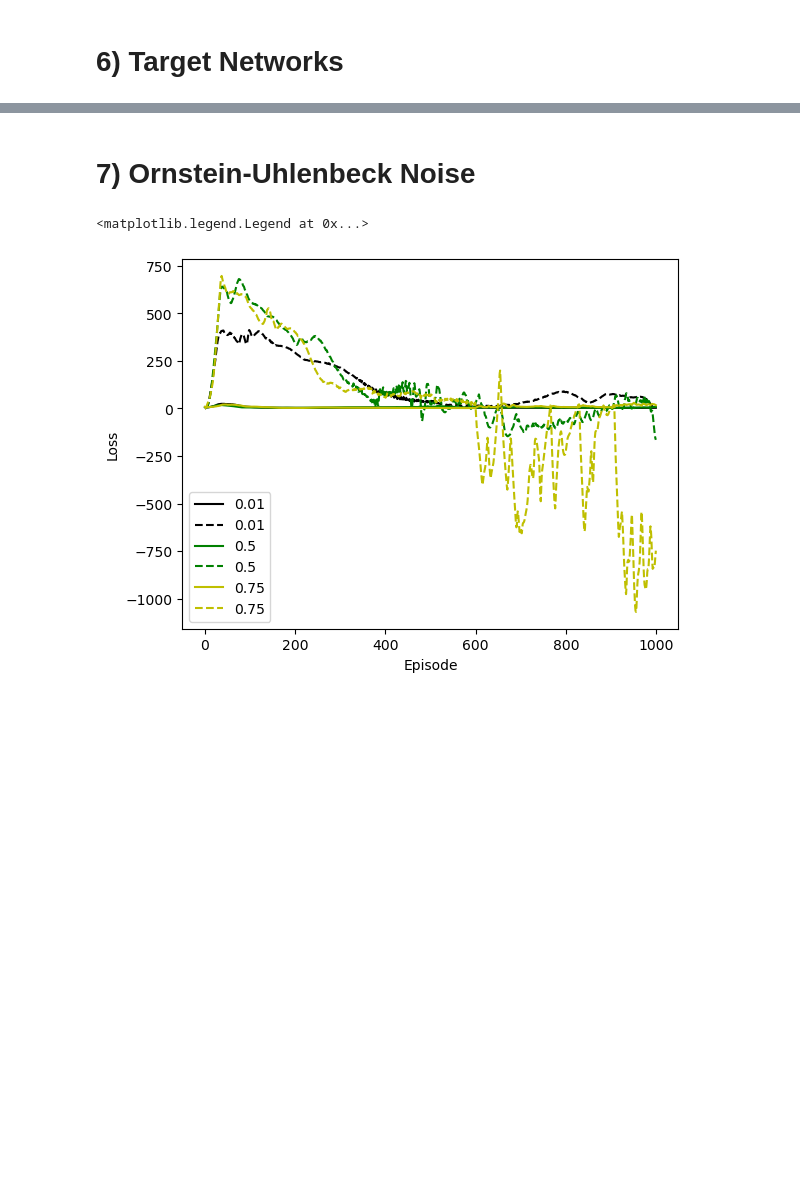
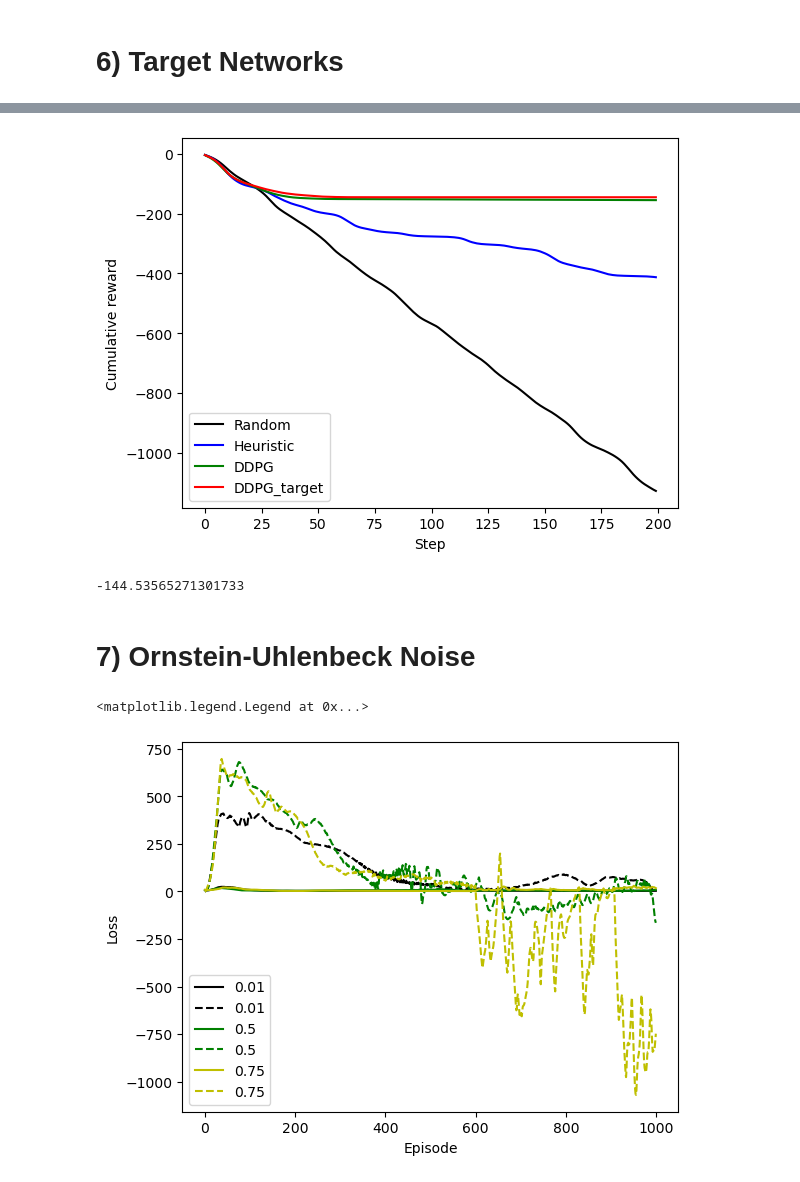
Before and after one commit to francpp/Deep_Deterministic_Policy_Gradient, a Jupyter notebook: DDPG - Copia.ipynb, the cells around one changed output, grey strips where cells are left out. Cells and saved outputs as stored; diff of their text form; code cells hidden in the pictures; blank space fills up the shorter version.

```diff
--- a/DDPG - Copia.ipynb
+++ b/DDPG - Copia.ipynb
@@ -824,46 +737,50 @@ Epoch: 40, loss Q: 17.008, loss pol: 294.239
 # %%
-tau = 0.5
+tau = 0.1
 net_dir = 'Models/target_network/tau_'+str(tau)
 
 rewards = np.zeros((100,200))
 ddpg_agent = DDPGAgent(sigma = noise_std, tau = tau)
 ddpg_agent.Q_network.load_state_dict(torch.load(net_dir+'/Q_network.pt', map_location=torch.device('cpu')))
 ddpg_agent.policy_network.load_state_dict(torch.load(net_dir+'/policy_network.pt', map_location=torch.device('cpu')))
 ddpg_agent.target_Q_network.load_state_dict(torch.load(net_dir+'/target_Q_network.pt', map_location=torch.device('cpu')))
 ddpg_agent.target_policy_network.load_state_dict(torch.load(net_dir+'/target_policy_network.pt', map_location=torch.device('cpu')))
 
 
 for i in range(100):
     state = env.reset()
     state = state[0]
 
     trunc = False
     cur_reward = []
 
     while not trunc:
         action = ddpg_agent.compute_action(state, deterministic = True)
         (next_state, reward, term, trunc, info) = env.step(action)
         state = next_state
         cur_reward.append(reward)
 
         if term or trunc:
             observation, info = env.reset()
 
     rewards[i] = cur_reward
 
 ddpg_target_rewards = rewards
 
 plt.figure()
-plt.plot(np.arange(200), np.cumsum(rand_rewards[0]),'--k',label='Random')
-plt.plot(np.arange(200), np.cumsum(heur_rewards[0]),'--b', label='Heuristic')
-plt.plot(np.arange(200), np.cumsum(ddpg_rewards[0]),'g', label='DDPG')
-plt.plot(np.arange(200), np.cumsum(ddpg_target_rewards[0]),'orange', label='DDPG with target')
+plt.plot(np.arange(200), np.mean(np.cumsum(rand_rewards, axis = 1), axis = 0),'k',label='Random')
+plt.plot(np.arange(200), np.mean(np.cumsum(heur_rewards, axis = 1), axis = 0),'b', label='Heuristic')
+plt.plot(np.arange(200), np.mean(np.cumsum(ddpg_rewards, axis = 1), axis = 0),'g', label='DDPG')
+plt.plot(np.arange(200), np.mean(np.cumsum(ddpg_target_rewards, axis = 1), axis = 0),'r', label='DDPG_target')
+plt.xlabel('Step')
+plt.ylabel('Cumulative reward')
 plt.legend()
-[plt.plot(np.arange(200), np.cumsum(rand_rewards[i]),'--k') for i in range(1,len(rand_rewards))]
-[plt.plot(np.arange(200), np.cumsum(heur_rewards[i]),'--b') for i in range(1,len(heur_rewards))]
-[plt.plot(np.arange(200), np.cumsum(ddpg_rewards[i]),'g') for i in range(1,len(ddpg_rewards))]
-[plt.plot(np.arange(200), np.cumsum(ddpg_target_rewards[i]),'orange') for i in range(1,len(ddpg_target_rewards))]
-plt.show()
+plt.savefig('Plots/DDPG_target_rewards.png')
+# %% [output]
+[figure, added]
+# %%
+print(np.mean(np.sum(ddpg_target_rewards, axis = 1), axis = 0))
+# %% [output]
+-144.53565271301733
 # %% [markdown]
 # 7) Ornstein-Uhlenbeck Noise
 # %%
```
Also changed, not shown: parts of 12 cells of this notebook, 42 other files.
